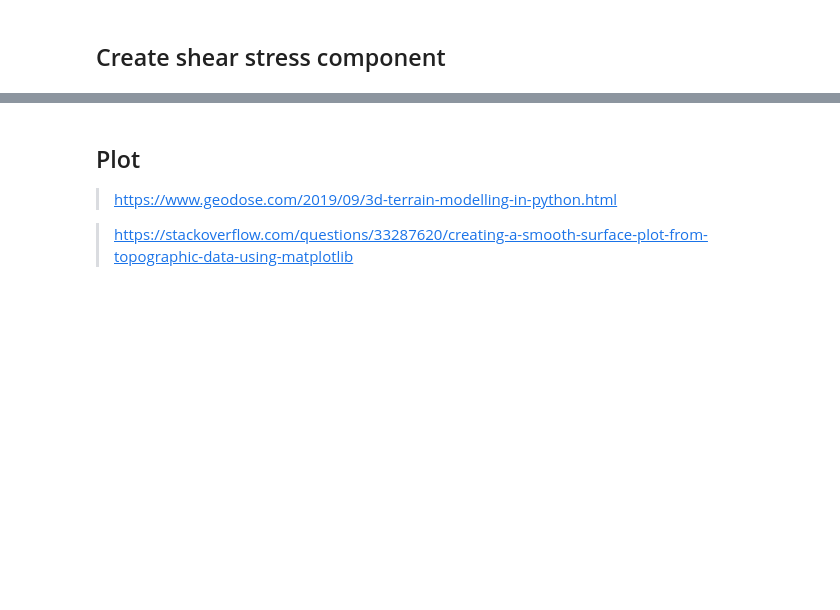
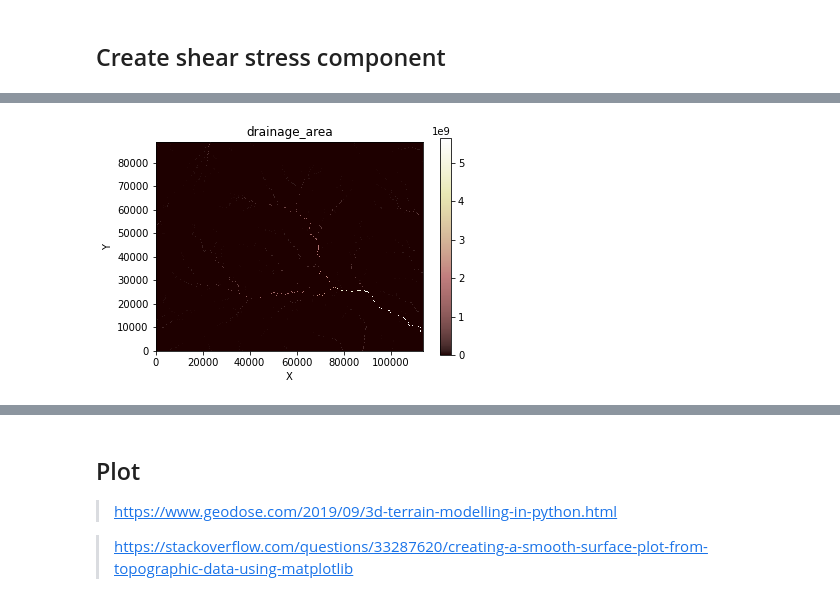
Before and after one commit to alanoMartins/LandLab_Explore, a Jupyter notebook: teste dispersao parametros dos autores.ipynb, the cells around one changed output, grey strips where cells are left out. Saved outputs shown, nothing was run; the diff lists cells and outputs as text; code cells hidden in the pictures; blank space fills up the shorter version.

```diff
--- a/Component Shear stress Cont.ipynb
+++ b/teste dispersao parametros dos autores.ipynb
@@ -31,3 +57,7 @@ RasterModelGrid((987, 1267), xy_spacing=(90.0, 90.0), xy_of_lower_left=(0.0, 0.0
 landlab.plot.imshow.imshow_grid_at_node(mg,'topographic__elevation') #mostra o DEM
 # %% [output]
 [figure]
+# %%
+(mg, z) = read_esri_ascii("./testes_dispersao/"+test_name+"/50_shear_stress_discrete.asc", name='shear_stress')
+(mg_100, z) = read_esri_ascii("./testes_dispersao/"+test_name+"/50_shear_stress_discrete.asc", name='shear_stress')
+# mg.at_node.keys()#lista os grids contidos no DEM
@@ -34,3 +90,7 @@ landlab.plot.imshow.imshow_grid_at_node(mg,'topographic__elevation') #mostra o D
+# %%
+mg.BC_LINK_IS_FIXED
+#mg.set_fixed_value_boundaries_at_grid_edges(right, top, left, bottom)
+mg.set_fixed_value_boundaries_at_grid_edges(True, True, True, True)
 # %% [markdown]
 ## Create shear stress component
 # %%
@@ -182 +272,17 @@ sp = FastscapeEroder(mg) #cria o componente fast scape eroder
+# %%
+#fda = FlowAccumulator(mg, 'topographic__elevation') #cria o componente flow accumulator
+drain_area_threshold = 0.1 * 10**8
+css = Shear_Stress(mg, drain_area_threshold=drain_area_threshold, c_sp=0.30, runoff=0.63) #cria o componente shear stress
+fr = FlowAccumulator(mg, flow_director='D8')
+df = DepressionFinderAndRouter(mg)
+# sp = FastscapeEroder(mg, K_sp=0.001, m_sp=0.5, n_sp=1.0, threshold_sp= 0.0) #k eh erodibilidade, usar 0.0004
+# #FastscapeEroder(grid, K_sp=0.001, m_sp=0.5, n_sp=1.0, threshold_sp=0.0, discharge_field='drainage_area', erode_flooded_nodes=True)
+# ed = ErosionDeposition(
+#       mg,
+#       K=0.00001, # Erodibility for substrate (units vary)valor anterior = 0.00001
+#       v_s=0.005, # Effective settling velocity for chosen grain size metric [L/T].
+#       m_sp=0.5, # Discharge exponent (units vary) usar valores do fast scape (valor anterior = 0.5)
+#       n_sp = 1.0, #Slope exponent (units vary) usar valores do fast scape
+#       sp_crit=0) #Critical stream power to erode substrate [E/(TL^2)] usar valores do fast scape
+# lin_diffuse = LinearDiffuser (mg, linear_diffusivity = 0.1, deposit=False)
 # %% [markdown]
@@ -188,0 +290,17 @@ css.run_one_step()
+# %%
+uplift_rate = 1
+time_step = 0
+fr.run_one_step()
+#sp.run_one_step(time_step) # atençao: apenas para rodar antes do erosion deposition
+for i in range(0,1):
+    print(i)
+#    fr.run_one_step()
+    df.map_depressions()
+    flooded = np.where(df.flood_status==3)[0] # ver pra que serve
+#    ed.run_one_step(time_step)
+    mg.at_node['topographic__elevation'][mg.status_at_node == mg.BC_NODE_IS_CORE] += time_step * uplift_rate
+    #no artigo ele usa em anos mas esta de acordo com todos os outros parametros em anos tbm
+#    lin_diffuse.run_one_step(time_step)
+    css.run_one_step()
+    if i == 0 or i == 10 or i == 2 or i == 50 or i == 8 or i == 11 or i==51 or i==1000:
+        files = write_esri_ascii("./testes_dispersao/"+test_name+"/"+str(i)+".asc", mg)
@@ -188,0 +329,4 @@ css.run_one_step()
+# %%
+landlab.plot.imshow.imshow_grid_at_node(mg, 'drainage_area')
+# %% [output]
+[figure, added]
```
Also changed, not shown: parts of 24 cells of this notebook, 4 other files.
